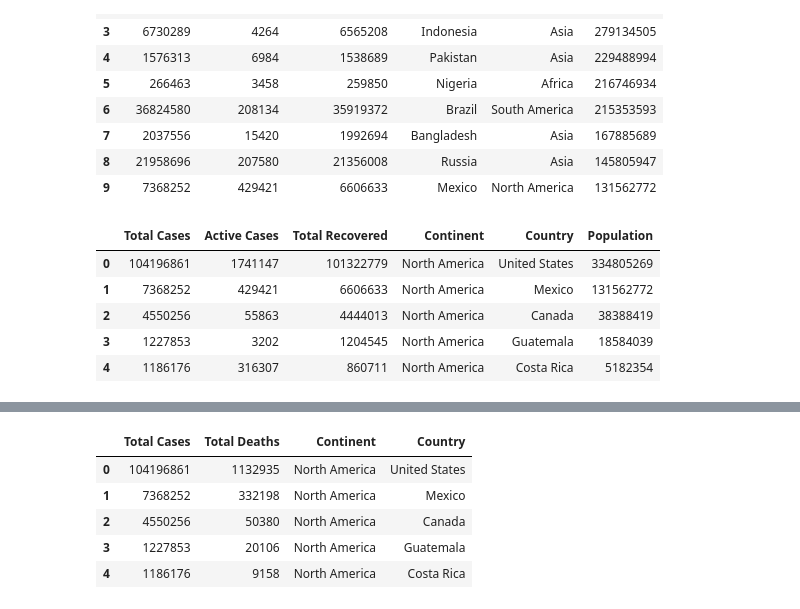
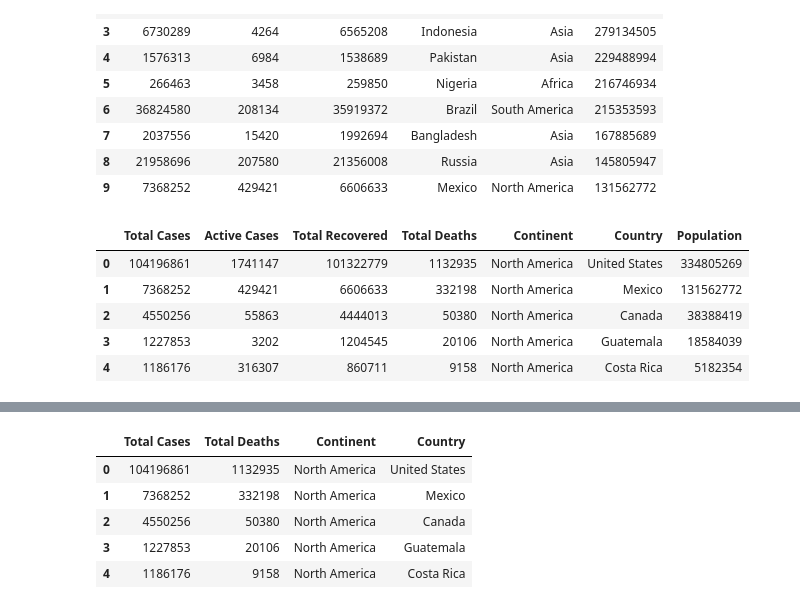
Before and after one commit to BootCamp24/project-3-group-05, a Jupyter notebook: data_engineering_eda/EDA.ipynb, the cells around one changed output, grey strips where cells are left out. Saved outputs shown, nothing was run; the diff lists cells and outputs as text; code cells hidden in the pictures.

```diff
--- a/data_engineering_eda/EDA.ipynb
+++ b/data_engineering_eda/EDA.ipynb
@@ -218,39 +218,40 @@ user_continent = 'North America'
 user_min_total_cases = 10000
 
 # switch on user_region
 if user_continent == 'All':
     where_clause = " 1=1"
 else:
     where_clause = f"Continent = '{user_continent}'"
 
 query = f"""
             SELECT
                 "Total Cases",
                 "Active Cases",
                 "Total Recovered",
+                "Total Deaths",
                 Continent,
                 Country,
                 Population
 
             From
                 covid
             Where
                 "Total Cases" >= {user_min_total_cases} AND
                {where_clause}
             Order by
                 "Total Cases" DESC;
 
             """
 df_sunburst = pd.read_sql(text(query), con=engine)
 df_sunburst.head()
 # df3.info()
 # %% [output]
-|  | Total Cases | Active Cases | Total Recovered | Continent | Country | Population |
-| 0 | 104196861 | 1741147 | 101322779 | North America | United States | 334805269 |
-| 1 | 7368252 | 429421 | 6606633 | North America | Mexico | 131562772 |
-| 2 | 4550256 | 55863 | 4444013 | North America | Canada | 38388419 |
-| 3 | 1227853 | 3202 | 1204545 | North America | Guatemala | 18584039 |
-| 4 | 1186176 | 316307 | 860711 | North America | Costa Rica | 5182354 |
+|  | Total Cases | Active Cases | Total Recovered | Total Deaths | Continent | Country | Population |
+| 0 | 104196861 | 1741147 | 101322779 | 1132935 | North America | United States | 334805269 |
+| 1 | 7368252 | 429421 | 6606633 | 332198 | North America | Mexico | 131562772 |
+| 2 | 4550256 | 55863 | 4444013 | 50380 | North America | Canada | 38388419 |
+| 3 | 1227853 | 3202 | 1204545 | 20106 | North America | Guatemala | 18584039 |
+| 4 | 1186176 | 316307 | 860711 | 9158 | North America | Costa Rica | 5182354 |
 # %%
 # user inputs
 user_continent = 'North America'
```
Also changed, not shown: 10 other files.
